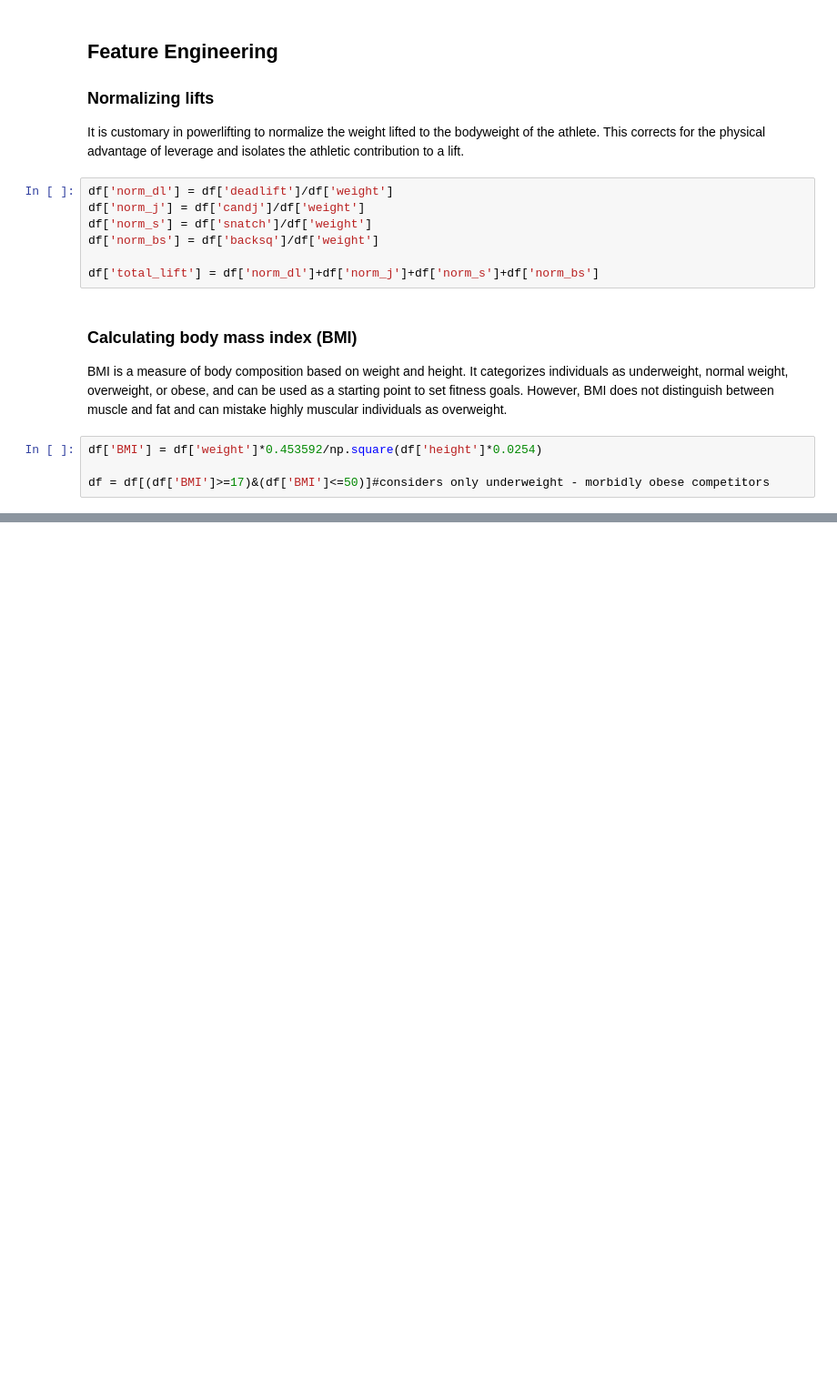
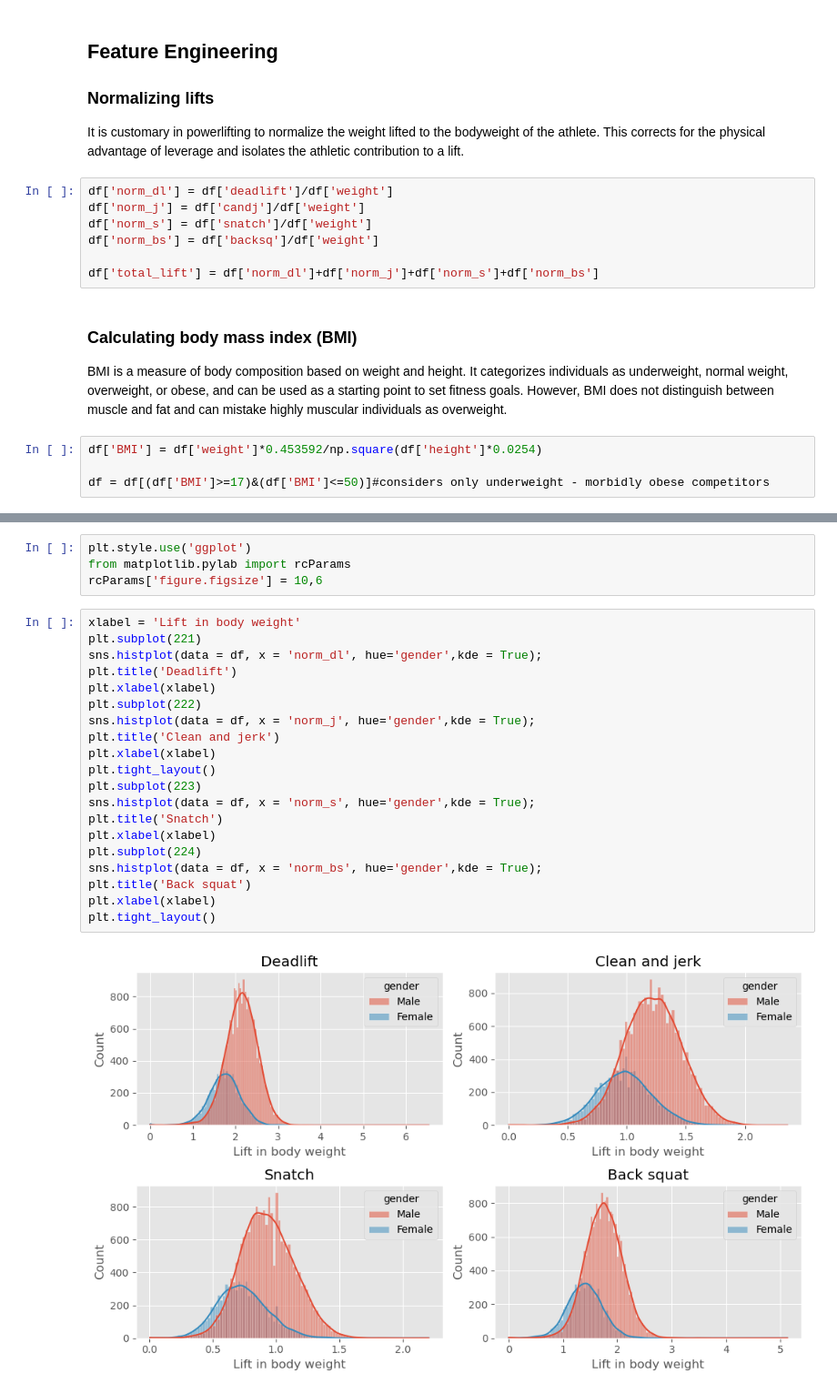
Before and after one commit to NinaCilliers/crossfit_project, a Jupyter notebook: crossfit_project.ipynb, the cells around one changed output, grey strips where cells are left out. Shown at 91% size. Saved outputs shown, nothing was run; the diff lists cells and outputs as text; blank space fills up the shorter version.

Commit message:
performance data added

```diff
--- a/crossfit_project.ipynb
+++ b/crossfit_project.ipynb
@@ -195,0 +200,26 @@ df = df[(df['BMI']>=17)&(df['BMI']<=50)]#considers only underweight - morbidly o
+# %%
+plt.style.use('ggplot')
+from matplotlib.pylab import rcParams
+rcParams['figure.figsize'] = 10,6
+# %%
+xlabel = 'Lift in body weight'
+plt.subplot(221)
+sns.histplot(data = df, x = 'norm_dl', hue='gender',kde = True);
+plt.title('Deadlift')
+plt.xlabel(xlabel)
+plt.subplot(222)
+sns.histplot(data = df, x = 'norm_j', hue='gender',kde = True);
+plt.title('Clean and jerk')
+plt.xlabel(xlabel)
+plt.tight_layout()
+plt.subplot(223)
+sns.histplot(data = df, x = 'norm_s', hue='gender',kde = True);
+plt.title('Snatch')
+plt.xlabel(xlabel)
+plt.subplot(224)
+sns.histplot(data = df, x = 'norm_bs', hue='gender',kde = True);
+plt.title('Back squat')
+plt.xlabel(xlabel)
+plt.tight_layout()
+# %% [output]
+[figure, added]
```
Also changed, not shown: parts of 3 cells of this notebook.
